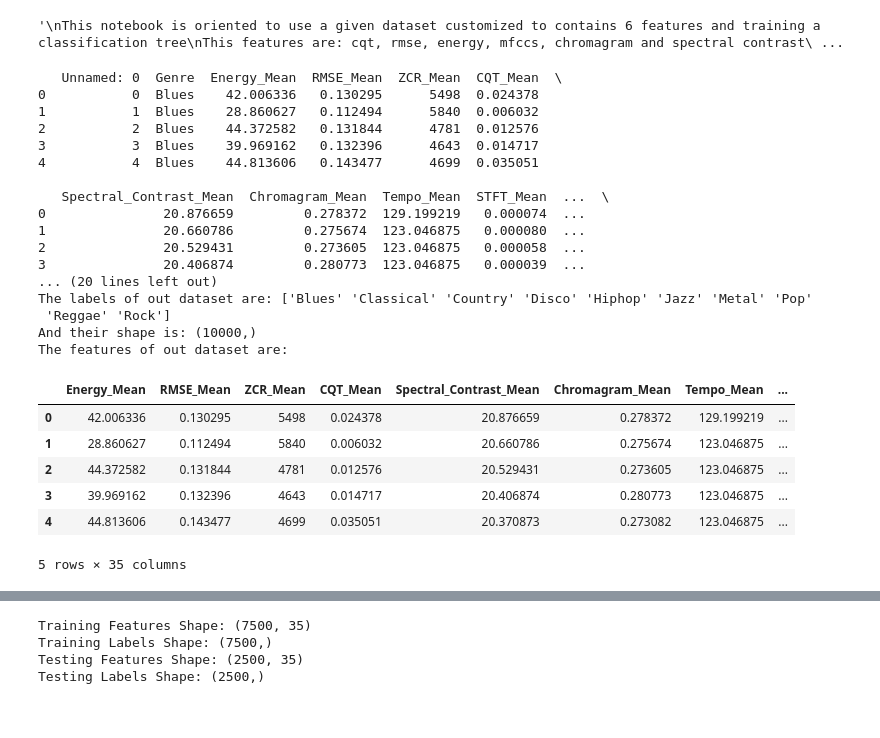
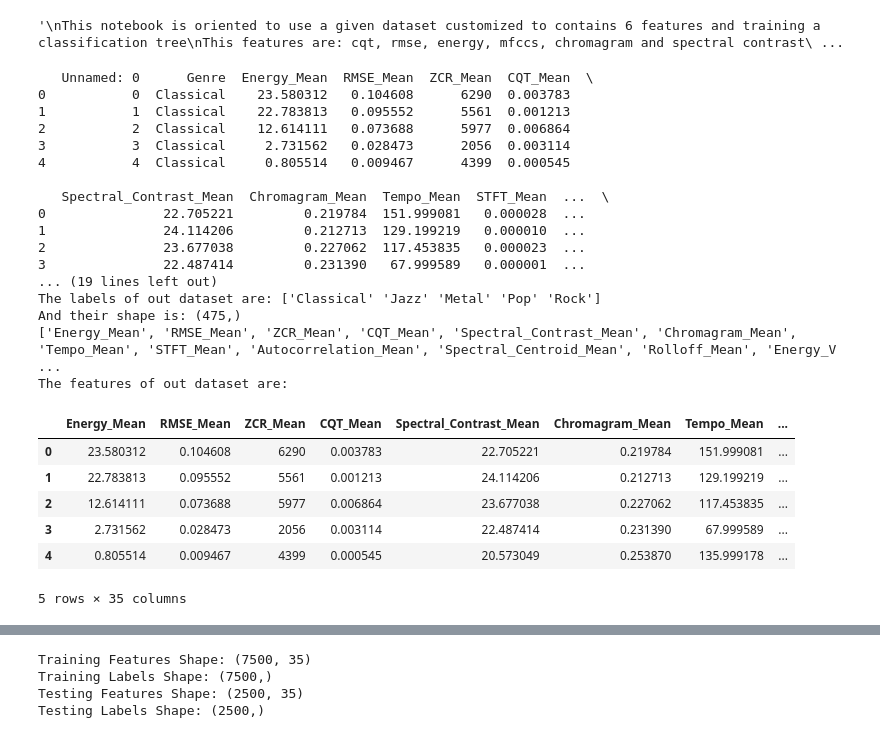
Before and after one commit to acarrill/TFGNotebooks, a Jupyter notebook: ClassificationTree.ipynb, the cells around one changed output, grey strips where cells are left out. Drawn from its saved outputs; the diff is of its cells as text; code cells hidden in the pictures.

```diff
--- a/ClassificationTree.ipynb
+++ b/ClassificationTree.ipynb
@@ -21,11 +21,19 @@ import gc
 # features = pd.read_csv('Datasets/2000Spoti.csv', encoding='latin-1', thousands=',')
 
 # features = pd.read_csv('Dataframes/var_mean_dict.csv', encoding='latin-1', thousands=',')
-features = pd.read_csv('Dataframes/sliceDataframe/var_mean_dict_10000_Samples.csv', encoding='latin-1', thousands=',')
+# features = pd.read_csv('Dataframes/sliceDataframe/var_mean_dict_10000_Samples.csv', encoding='latin-1', thousands=',')
+features = pd.read_csv('Dataframes/ismir04/ismir04_3_sec.csv', encoding='latin-1', thousands=',')
+# features = pd.read_csv('Dataframes/ismir04/ismir04_10_sec.csv', encoding='latin-1', thousands=',')
+# features = pd.read_csv('Dataframes/ismir04/ismir04_100_sec.csv', encoding='latin-1', thousands=',')
 
 print(features.head(5))
 
 print('done')
+
+# ISMIR LABELS DROPING
+features = features.drop(features[features.Genre == 'Electronic'].index)
+features = features.drop(features[features.Genre == 'Punk'].index)
+features = features.drop(features[features.Genre == 'World'].index)
 
 
 #extracting labels and features
@@ -52,55 +60,62 @@ print("And their shape is:", labels.shape)
 featureColumsToDrop = ['Unnamed: 0', 'STFT_Mean.1', 'STFT_Var.1', 'Genre']
 
 # Feture importance ordered
 
 # featureColumsToDrop = ['Unnamed: 0', 'STFT_Mean.1', 'STFT_Var.1', 'Genre',
 #                         'Energy_Mean', 'RMSE_Mean', 'ZCR_Mean', 'CQT_Mean', 'Tempo_Mean',
 #                         'ZCR_Var', 'Spectral_Contrast_Var','Tempo_Var', 'STFT_Var',
 #                         'MFCCS0','MFCCS1','MFCCS2','MFCCS3','MFCCS4','MFCCS5','MFCCS6','MFCCS7',
 #                         'MFCCS8','MFCCS9','MFCCS10', 'CQT_Mean','MFCCS11','MFCCS12']
 
 # NO MFCCS
 
-# featureColumsToDrop = ['Unnamed: 0', 'STFT_Mean.1', 'STFT_Var.1', 'Genre','MFCCS0','MFCCS1','MFCCS2','MFCCS3','MFCCS4','MFCCS5','MFCCS6','MFCCS7','MFCCS8','MFCCS9','MFCCS10', 'MFCCS11','MFCCS12',]
+# featureColumsToDrop = ['Unnamed: 0', 'STFT_Mean.1', 'STFT_Var.1', 'Genre','MFCCS0','MFCCS1','MFCCS2','MFCCS3','MFCCS4','MFCCS5','MFCCS6','MFCCS7','MFCCS8','MFCCS9','MFCCS10', 'MFCCS11','MFCCS12']
 
-# First prove that was made
+# TESTING ISMIR
 
-#                       'Autocorrelation_Var', 'STFT_Var', 'Spectral_Centroid_Var', 'Rolloff_Var', 'CQT_Mean', 'STFT_Mean.1', 'STFT_Var.1', 'Genre']
+# featureColumsToDrop = ['Unnamed: 0', 'STFT_Mean.1', 'STFT_Var.1', 'Genre', 'Energy_Mean', 'RMSE_Mean', 'ZCR_Mean', 'CQT_Mean',
+#                            'Spectral_Contrast_Mean', 'Chromagram_Mean', 'Tempo_Mean', 'STFT_Mean',
+#                           'Autocorrelation_Mean', 'STFT_Mean', 'Spectral_Centroid_Mean', 'Rolloff_Mean',
+#                           'Energy_Var', 'RMSE_Var', 'ZCR_Var', 'Spectral_Contrast_Var', 'Tempo_Var', 'STFT_Var',
+#                           'Autocorrelation_Var', 'STFT_Var', 'Spectral_Centroid_Var', 'Rolloff_Var',
+#                        'MFCCS0','MFCCS1','MFCCS2','MFCCS3','MFCCS4','MFCCS5','MFCCS6','MFCCS7','MFCCS8','MFCCS9','MFCCS10', 'MFCCS11','MFCCS12']
 
 features = features.drop(featureColumsToDrop, 1)
 
 feature_names = list(features.columns)
+
+print(feature_names)
 
 # features_names = features
 
 
 print("The features of out dataset are:")
 
 features.head(5)
 # %% [output]
-   Unnamed: 0  Genre  Energy_Mean  RMSE_Mean  ZCR_Mean  CQT_Mean  \
-0           0  Blues    42.006336   0.130295      5498  0.024378
-1           1  Blues    28.860627   0.112494      5840  0.006032
-2           2  Blues    44.372582   0.131844      4781  0.012576
-3           3  Blues    39.969162   0.132396      4643  0.014717
-4           4  Blues    44.813606   0.143477      4699  0.035051
+   Unnamed: 0      Genre  Energy_Mean  RMSE_Mean  ZCR_Mean  CQT_Mean  \
+0           0  Classical    23.580312   0.104608      6290  0.003783
+1           1  Classical    22.783813   0.095552      5561  0.001213
+2           2  Classical    12.614111   0.073688      5977  0.006864
+3           3  Classical     2.731562   0.028473      2056  0.003114
+4           4  Classical     0.805514   0.009467      4399  0.000545
 
    Spectral_Contrast_Mean  Chromagram_Mean  Tempo_Mean  STFT_Mean  ...  \
-0               20.876659         0.278372  129.199219   0.000074  ...
-1               20.660786         0.275674  123.046875   0.000080  ...
-2               20.529431         0.273605  123.046875   0.000058  ...
-3               20.406874         0.280773  123.046875   0.000039  ...
-... (20 lines left out)
-The labels of out dataset are: ['Blues' 'Classical' 'Country' 'Disco' 'Hiphop' 'Jazz' 'Metal' 'Pop'
- 'Reggae' 'Rock']
-And their shape is: (10000,)
+0               22.705221         0.219784  151.999081   0.000028  ...
+1               24.114206         0.212713  129.199219   0.000010  ...
+2               23.677038         0.227062  117.453835   0.000023  ...
+3               22.487414         0.231390   67.999589   0.000001  ...
+... (19 lines left out)
+The labels of out dataset are: ['Classical' 'Jazz' 'Metal' 'Pop' 'Rock']
+And their shape is: (475,)
+['Energy_Mean', 'RMSE_Mean', 'ZCR_Mean', 'CQT_Mean', 'Spectral_Contrast_Mean', 'Chromagram_Mean', 'Tempo_Mean', 'STFT_Mean', 'Autocorrelation_Mean', 'Spectral_Centroid_Mean', 'Rolloff_Mean', 'Energy_V ...
 The features of out dataset are:
 |  | Energy_Mean | RMSE_Mean | ZCR_Mean | CQT_Mean | Spectral_Contrast_Mean | Chromagram_Mean | Tempo_Mean | ... |
-| 0 | 42.006336 | 0.130295 | 5498 | 0.024378 | 20.876659 | 0.278372 | 129.199219 | ... |
-| 1 | 28.860627 | 0.112494 | 5840 | 0.006032 | 20.660786 | 0.275674 | 123.046875 | ... |
-| 2 | 44.372582 | 0.131844 | 4781 | 0.012576 | 20.529431 | 0.273605 | 123.046875 | ... |
-| 3 | 39.969162 | 0.132396 | 4643 | 0.014717 | 20.406874 | 0.280773 | 123.046875 | ... |
-| 4 | 44.813606 | 0.143477 | 4699 | 0.035051 | 20.370873 | 0.273082 | 123.046875 | ... |
+| 0 | 23.580312 | 0.104608 | 6290 | 0.003783 | 22.705221 | 0.219784 | 151.999081 | ... |
+| 1 | 22.783813 | 0.095552 | 5561 | 0.001213 | 24.114206 | 0.212713 | 129.199219 | ... |
+| 2 | 12.614111 | 0.073688 | 5977 | 0.006864 | 23.677038 | 0.227062 | 117.453835 | ... |
+| 3 | 2.731562 | 0.028473 | 2056 | 0.003114 | 22.487414 | 0.231390 | 67.999589 | ... |
+| 4 | 0.805514 | 0.009467 | 4399 | 0.000545 | 20.573049 | 0.253870 | 135.999178 | ... |
 5 rows × 35 columns
 # %%
 # Import the model we are using
```
Also changed, not shown: parts of 4 cells of this notebook, 2 other files.
